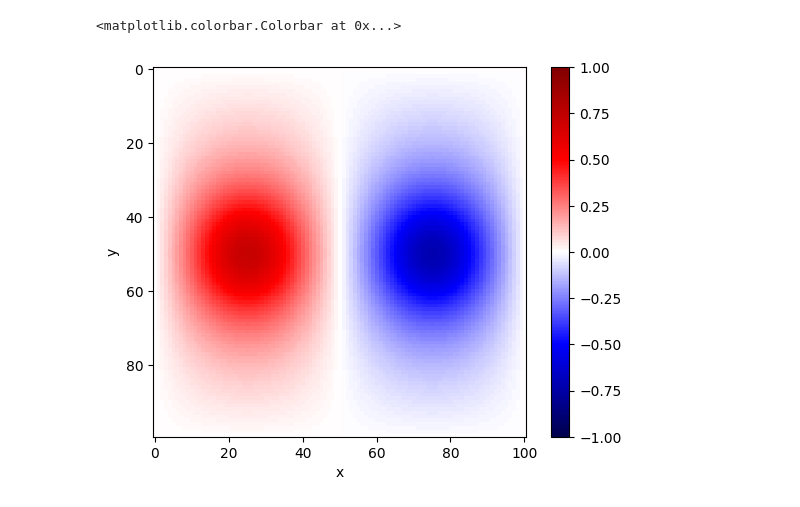
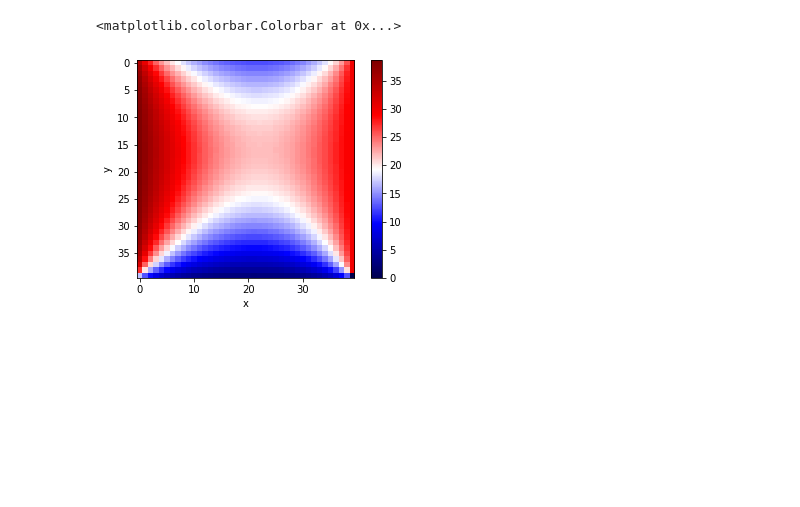
Before and after one commit to skolanko222/AGH, a Jupyter notebook: metody_numeryczne/sem5/lab9/plot.ipynb, the cells around one changed output. Saved outputs shown, nothing was run; the diff lists cells and outputs as text; code cells hidden in the pictures; blank space fills up the shorter version.

```diff
--- a/metody_numeryczne/sem5/lab9/plot.ipynb
+++ b/metody_numeryczne/sem5/lab9/plot.ipynb
@@ -7,7 +7,7 @@ def to_float(x):
 	except ValueError:
 		return 0.
 arr = []
-with open("data/data_2000.dat") as file:
+with open("data/data_100.dat") as file:
 	for line in file.readlines():
 			arr.append([to_float(i) for i in line.split(' ') if i != '\n'])
 
@@ -27,12 +27,18 @@ plt.colorbar()
 # %%
 arr = []
-with open("plots/matrix5b.txt") as file:
+with open("data/data_200.dat") as file:
 	for line in file.readlines():
 			arr.append([to_float(i) for i in line.split(' ') if i != '\n'])
+
+arr = np.reshape(arr, (41, 41))
+# resize array to 40x40
+arr = arr[0:40, 0:40]
+# flip x and y axis
+arr = np.flip(arr, 0)
 fig, ax = plt.subplots()
 plt.xlabel('x')
 plt.ylabel('y')
-plt.imshow(arr, cmap='seismic',vmin=-10,vmax=10)
+plt.imshow(arr, cmap='seismic')
 plt.colorbar()
 # %% [output]
 <matplotlib.colorbar.Colorbar at 0x...>
@@ -40,12 +46,18 @@ plt.colorbar()
 # %%
 arr = []
-with open("plots/matrix5c.txt") as file:
+with open("data/data_500.dat") as file:
 	for line in file.readlines():
 			arr.append([to_float(i) for i in line.split(' ') if i != '\n'])
+
+arr = np.reshape(arr, (41, 41))
+# resize array to 40x40
+arr = arr[0:40, 0:40]
+# flip x and y axis
+arr = np.flip(arr, 0)
 fig, ax = plt.subplots()
 plt.xlabel('x')
 plt.ylabel('y')
-plt.imshow(arr, cmap='seismic',vmin=-10,vmax=10)
+plt.imshow(arr, cmap='seismic')
 plt.colorbar()
 # %% [output]
 <matplotlib.colorbar.Colorbar at 0x...>
@@ -53,15 +65,21 @@ plt.colorbar()
 # %%
 arr = []
-with open("plots/matrix6a.txt") as file:
+with open("data/data_1000.dat") as file:
 	for line in file.readlines():
 			arr.append([to_float(i) for i in line.split(' ') if i != '\n'])
+
+arr = np.reshape(arr, (41, 41))
+# resize array to 40x40
+arr = arr[0:40, 0:40]
+# flip x and y axis
+arr = np.flip(arr, 0)
 fig, ax = plt.subplots()
 plt.xlabel('x')
 plt.ylabel('y')
-plt.imshow(arr, cmap='seismic',vmin=-1,vmax=1)
+plt.imshow(arr, cmap='seismic')
 plt.colorbar()
 # %% [output]
 <matplotlib.colorbar.Colorbar at 0x...>
-[figure, old version]
+[figure, new version]
 # %%
 arr = []
```
Also changed, not shown: parts of 9 cells of this notebook, 12 other files.
